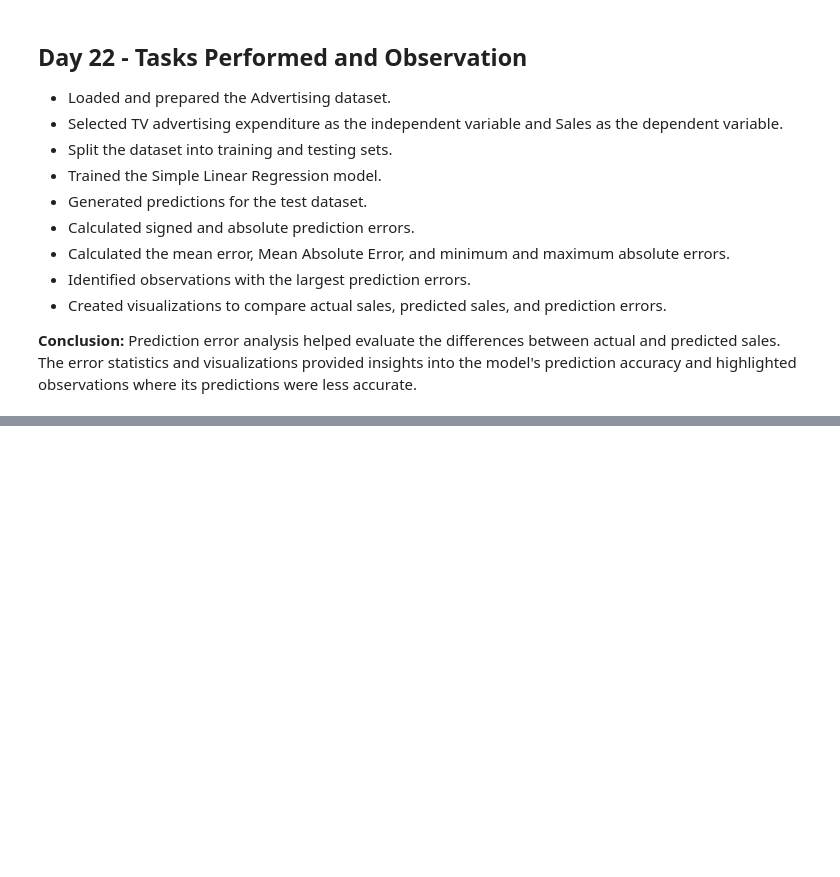
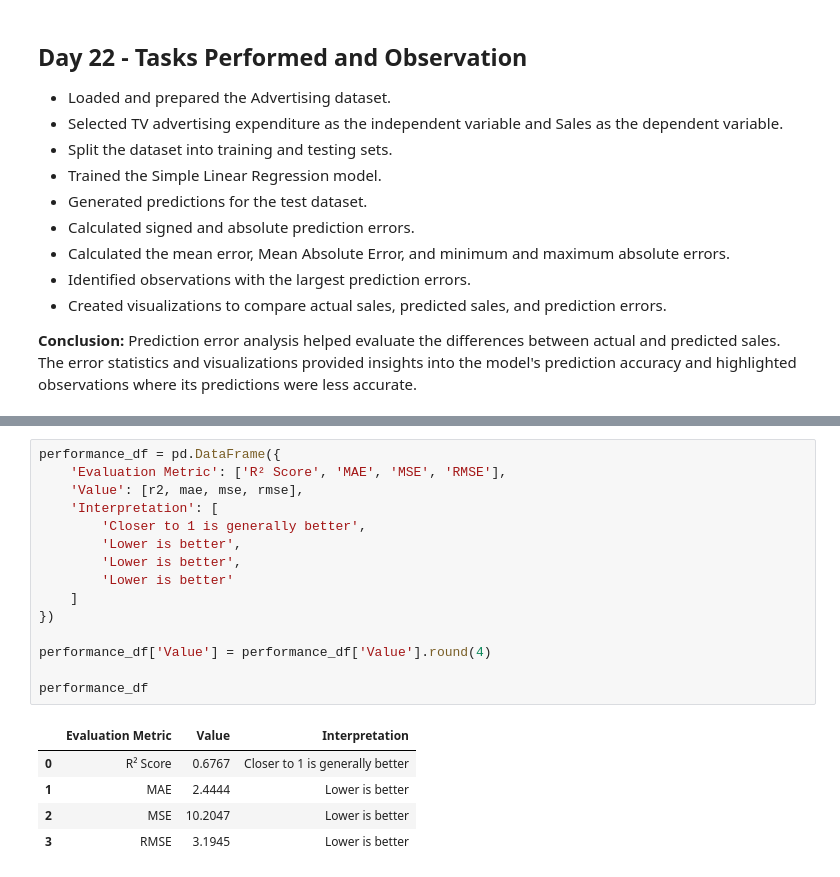
Before and after one commit to shreeshreeya69-crypto/simple-linear-regression-ybi, a Jupyter notebook: Simple_Linear_Regression_YBI.ipynb, the cells around one changed output, grey strips where cells are left out. Drawn from its saved outputs; the diff is of its cells as text; blank space fills up the shorter version.

```diff
--- a/Simple_Linear_Regression_YBI.ipynb
+++ b/Simple_Linear_Regression_YBI.ipynb
@@ -2635,0 +2711,21 @@ plt.show()
+# %%
+performance_df = pd.DataFrame({
+    'Evaluation Metric': ['R² Score', 'MAE', 'MSE', 'RMSE'],
+    'Value': [r2, mae, mse, rmse],
+    'Interpretation': [
+        'Closer to 1 is generally better',
+        'Lower is better',
+        'Lower is better',
+        'Lower is better'
+    ]
+})
+
+performance_df['Value'] = performance_df['Value'].round(4)
+
+performance_df
+# %% [output]
+|  | Evaluation Metric | Value | Interpretation |
+| 0 | R² Score | 0.6767 | Closer to 1 is generally better |
+| 1 | MAE | 2.4444 | Lower is better |
+| 2 | MSE | 10.2047 | Lower is better |
+| 3 | RMSE | 3.1945 | Lower is better |
```
Also changed, not shown: parts of 8 cells of this notebook.
